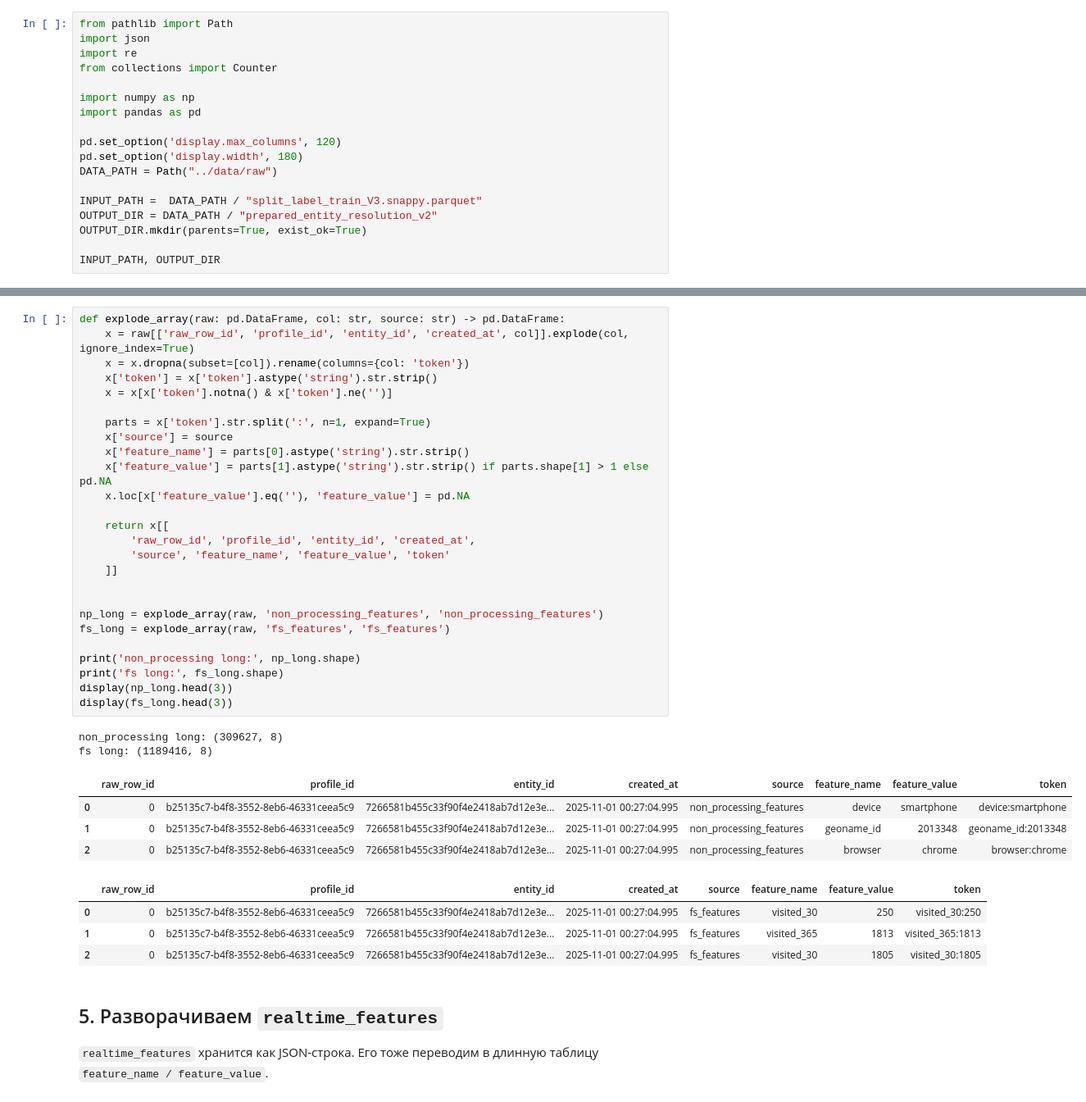
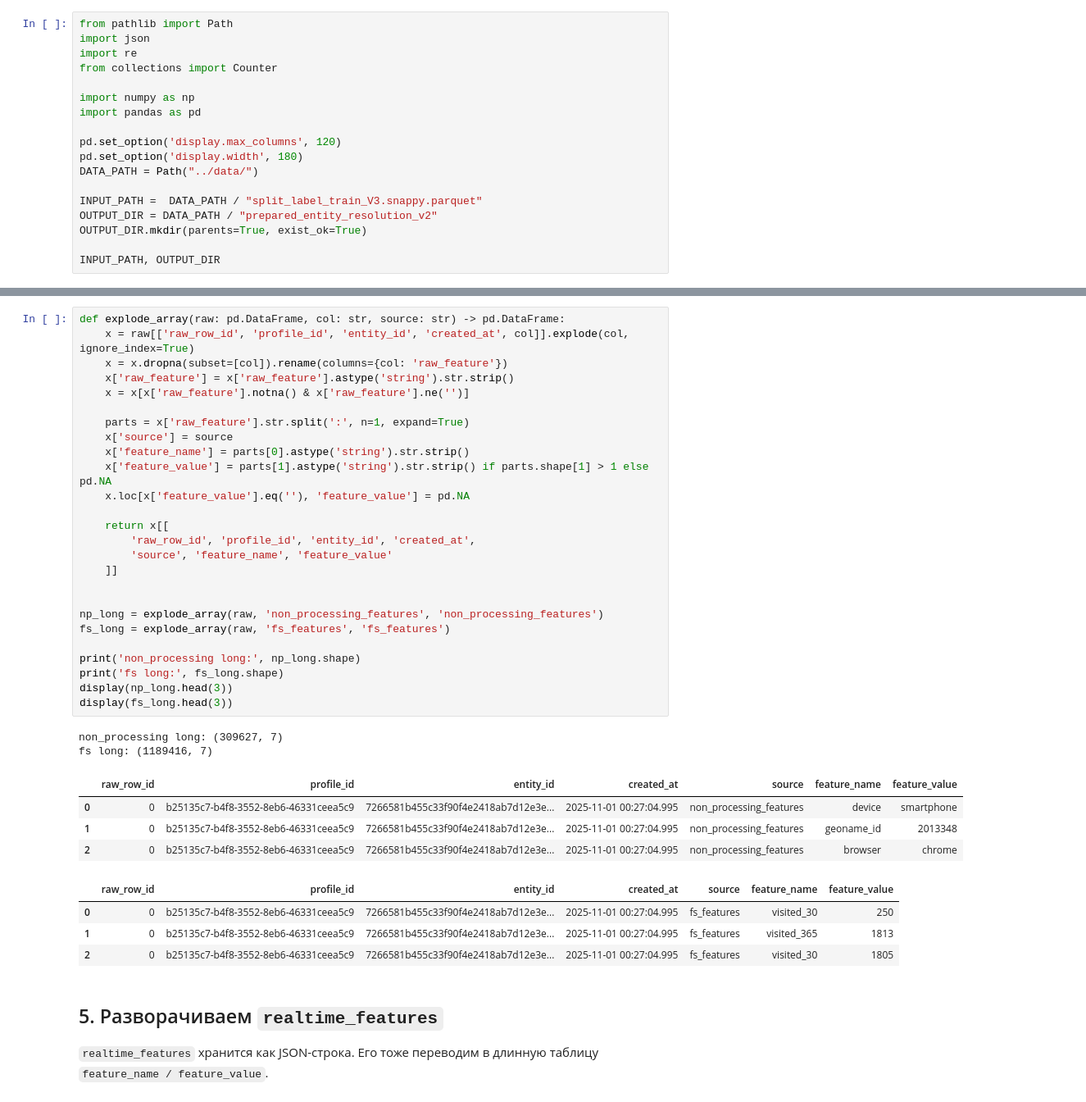
Before and after one commit to JeffRaiAlt/workshop_task2, a Jupyter notebook: notebooks/02_01_prepare_flat_profile_table_for_blocking_analysis.ipynb, the cells around one changed output, grey strips where cells are left out. Shown at 82% size. Drawn from its saved outputs; the diff is of its cells as text.

```diff
--- a/notebooks/02_01_prepare_flat_profile_table_for_blocking_analysis.ipynb
+++ b/notebooks/02_01_prepare_flat_profile_table_for_blocking_analysis.ipynb
@@ -24,7 +20,7 @@ import pandas as pd
 
 pd.set_option('display.max_columns', 120)
 pd.set_option('display.width', 180)
-DATA_PATH = Path("../data/raw")
+DATA_PATH = Path("../data/")
 
 INPUT_PATH =  DATA_PATH / "split_label_train_V3.snappy.parquet"
 OUTPUT_DIR = DATA_PATH / "prepared_entity_resolution_v2"
@@ -205,40 +138,40 @@ display(profile_base.head(3))
 # %%
 def explode_array(raw: pd.DataFrame, col: str, source: str) -> pd.DataFrame:
     x = raw[['raw_row_id', 'profile_id', 'entity_id', 'created_at', col]].explode(col, ignore_index=True)
-    x = x.dropna(subset=[col]).rename(columns={col: 'token'})
-    x['token'] = x['token'].astype('string').str.strip()
-    x = x[x['token'].notna() & x['token'].ne('')]
+    x = x.dropna(subset=[col]).rename(columns={col: 'raw_feature'})
+    x['raw_feature'] = x['raw_feature'].astype('string').str.strip()
+    x = x[x['raw_feature'].notna() & x['raw_feature'].ne('')]
 
-    parts = x['token'].str.split(':', n=1, expand=True)
+    parts = x['raw_feature'].str.split(':', n=1, expand=True)
     x['source'] = source
     x['feature_name'] = parts[0].astype('string').str.strip()
     x['feature_value'] = parts[1].astype('string').str.strip() if parts.shape[1] > 1 else pd.NA
     x.loc[x['feature_value'].eq(''), 'feature_value'] = pd.NA
 
     return x[[
         'raw_row_id', 'profile_id', 'entity_id', 'created_at',
-        'source', 'feature_name', 'feature_value', 'token'
+        'source', 'feature_name', 'feature_value'
     ]]
 
 
 np_long = explode_array(raw, 'non_processing_features', 'non_processing_features')
 fs_long = explode_array(raw, 'fs_features', 'fs_features')
 
 print('non_processing long:', np_long.shape)
 print('fs long:', fs_long.shape)
 display(np_long.head(3))
 display(fs_long.head(3))
 # %% [output]
-non_processing long: (309627, 8)
-fs long: (1189416, 8)
+non_processing long: (309627, 7)
+fs long: (1189416, 7)
-|  | raw_row_id | profile_id | entity_id | created_at | source | feature_name | feature_value | token |
-| 0 | 0 | b25135c7-b4f8-3552-8eb6-46331ceea5c9 | 7266581b455c33f90f4e2418ab7d12e3e... | 2025-11-01 00:27:04.995 | non_processing_features | device | smartphone | device:smartphone |
-| 1 | 0 | b25135c7-b4f8-3552-8eb6-46331ceea5c9 | 7266581b455c33f90f4e2418ab7d12e3e... | 2025-11-01 00:27:04.995 | non_processing_features | geoname_id | 2013348 | geoname_id:2013348 |
-| 2 | 0 | b25135c7-b4f8-3552-8eb6-46331ceea5c9 | 7266581b455c33f90f4e2418ab7d12e3e... | 2025-11-01 00:27:04.995 | non_processing_features | browser | chrome | browser:chrome |
+|  | raw_row_id | profile_id | entity_id | created_at | source | feature_name | feature_value |
+| 0 | 0 | b25135c7-b4f8-3552-8eb6-46331ceea5c9 | 7266581b455c33f90f4e2418ab7d12e3e... | 2025-11-01 00:27:04.995 | non_processing_features | device | smartphone |
+| 1 | 0 | b25135c7-b4f8-3552-8eb6-46331ceea5c9 | 7266581b455c33f90f4e2418ab7d12e3e... | 2025-11-01 00:27:04.995 | non_processing_features | geoname_id | 2013348 |
+| 2 | 0 | b25135c7-b4f8-3552-8eb6-46331ceea5c9 | 7266581b455c33f90f4e2418ab7d12e3e... | 2025-11-01 00:27:04.995 | non_processing_features | browser | chrome |
-|  | raw_row_id | profile_id | entity_id | created_at | source | feature_name | feature_value | token |
-| 0 | 0 | b25135c7-b4f8-3552-8eb6-46331ceea5c9 | 7266581b455c33f90f4e2418ab7d12e3e... | 2025-11-01 00:27:04.995 | fs_features | visited_30 | 250 | visited_30:250 |
-| 1 | 0 | b25135c7-b4f8-3552-8eb6-46331ceea5c9 | 7266581b455c33f90f4e2418ab7d12e3e... | 2025-11-01 00:27:04.995 | fs_features | visited_365 | 1813 | visited_365:1813 |
-| 2 | 0 | b25135c7-b4f8-3552-8eb6-46331ceea5c9 | 7266581b455c33f90f4e2418ab7d12e3e... | 2025-11-01 00:27:04.995 | fs_features | visited_30 | 1805 | visited_30:1805 |
+|  | raw_row_id | profile_id | entity_id | created_at | source | feature_name | feature_value |
+| 0 | 0 | b25135c7-b4f8-3552-8eb6-46331ceea5c9 | 7266581b455c33f90f4e2418ab7d12e3e... | 2025-11-01 00:27:04.995 | fs_features | visited_30 | 250 |
+| 1 | 0 | b25135c7-b4f8-3552-8eb6-46331ceea5c9 | 7266581b455c33f90f4e2418ab7d12e3e... | 2025-11-01 00:27:04.995 | fs_features | visited_365 | 1813 |
+| 2 | 0 | b25135c7-b4f8-3552-8eb6-46331ceea5c9 | 7266581b455c33f90f4e2418ab7d12e3e... | 2025-11-01 00:27:04.995 | fs_features | visited_30 | 1805 |
 # %% [markdown]
 ## 5. Разворачиваем `realtime_features`
 
```
Also changed, not shown: parts of 21 cells of this notebook, 5 other files.
